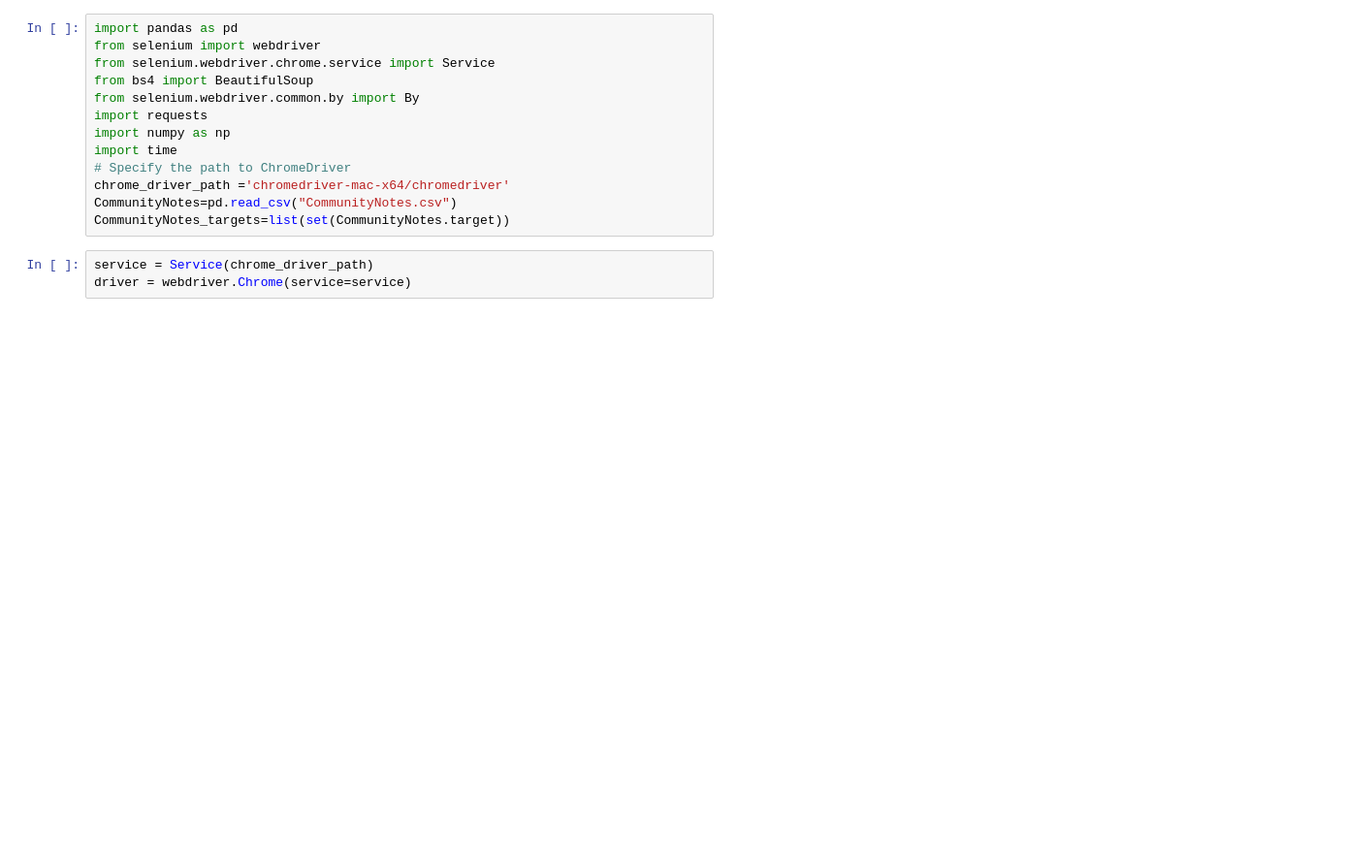
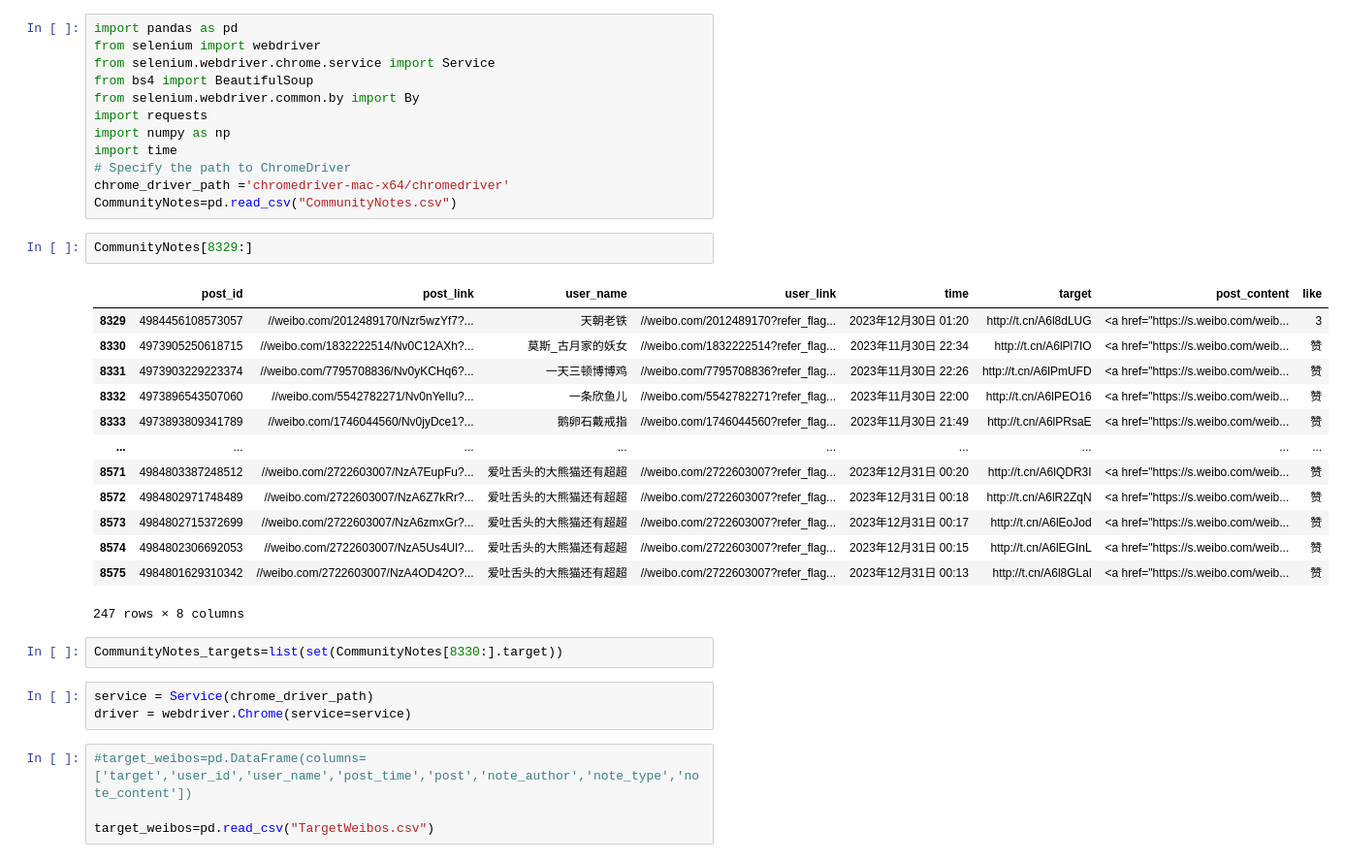
Before and after one commit to andyischaos/WeiboXCommunityNotes, a Jupyter notebook: WeiboPosts.ipynb, the cells around one changed output. Shown: that part at 97% size. Saved outputs shown, nothing was run; the diff lists cells and outputs as text; blank space fills up the shorter version.

```diff
--- a/WeiboPosts.ipynb
+++ b/WeiboPosts.ipynb
@@ -10,8 +10,29 @@ import time
 # Specify the path to ChromeDriver
 chrome_driver_path ='chromedriver-mac-x64/chromedriver'
 CommunityNotes=pd.read_csv("CommunityNotes.csv")
-CommunityNotes_targets=list(set(CommunityNotes.target))
+# %%
+CommunityNotes[8329:]
+# %% [output]
+|  | post_id | post_link | user_name | user_link | time | target | post_content | like |
+| 8329 | 4984456108573057 | //weibo.com/2012489170/Nzr5wzYf7?... | 天朝老铁 | //weibo.com/2012489170?refer_flag... | 2023年12月30日 01:20 | http://t.cn/A6l8dLUG | <a href="https://s.weibo.com/weib... | 3 |
+| 8330 | 4973905250618715 | //weibo.com/1832222514/Nv0C12AXh?... | 莫斯_古月家的妖女 | //weibo.com/1832222514?refer_flag... | 2023年11月30日 22:34 | http://t.cn/A6lPl7IO | <a href="https://s.weibo.com/weib... | 赞 |
+| 8331 | 4973903229223374 | //weibo.com/7795708836/Nv0yKCHq6?... | 一天三顿博博鸡 | //weibo.com/7795708836?refer_flag... | 2023年11月30日 22:26 | http://t.cn/A6lPmUFD | <a href="https://s.weibo.com/weib... | 赞 |
+| 8332 | 4973896543507060 | //weibo.com/5542782271/Nv0nYeIlu?... | 一条欣鱼儿 | //weibo.com/5542782271?refer_flag... | 2023年11月30日 22:00 | http://t.cn/A6lPEO16 | <a href="https://s.weibo.com/weib... | 赞 |
+| 8333 | 4973893809341789 | //weibo.com/1746044560/Nv0jyDce1?... | 鹅卵石戴戒指 | //weibo.com/1746044560?refer_flag... | 2023年11月30日 21:49 | http://t.cn/A6lPRsaE | <a href="https://s.weibo.com/weib... | 赞 |
+| ... | ... | ... | ... | ... | ... | ... | ... | ... |
+| 8571 | 4984803387248512 | //weibo.com/2722603007/NzA7EupFu?... | 爱吐舌头的大熊猫还有超超 | //weibo.com/2722603007?refer_flag... | 2023年12月31日 00:20 | http://t.cn/A6lQDR3I | <a href="https://s.weibo.com/weib... | 赞 |
+| 8572 | 4984802971748489 | //weibo.com/2722603007/NzA6Z7kRr?... | 爱吐舌头的大熊猫还有超超 | //weibo.com/2722603007?refer_flag... | 2023年12月31日 00:18 | http://t.cn/A6lR2ZqN | <a href="https://s.weibo.com/weib... | 赞 |
+| 8573 | 4984802715372699 | //weibo.com/2722603007/NzA6zmxGr?... | 爱吐舌头的大熊猫还有超超 | //weibo.com/2722603007?refer_flag... | 2023年12月31日 00:17 | http://t.cn/A6lEoJod | <a href="https://s.weibo.com/weib... | 赞 |
+| 8574 | 4984802306692053 | //weibo.com/2722603007/NzA5Us4Ul?... | 爱吐舌头的大熊猫还有超超 | //weibo.com/2722603007?refer_flag... | 2023年12月31日 00:15 | http://t.cn/A6lEGInL | <a href="https://s.weibo.com/weib... | 赞 |
+| 8575 | 4984801629310342 | //weibo.com/2722603007/NzA4OD42O?... | 爱吐舌头的大熊猫还有超超 | //weibo.com/2722603007?refer_flag... | 2023年12月31日 00:13 | http://t.cn/A6l8GLal | <a href="https://s.weibo.com/weib... | 赞 |
+247 rows × 8 columns
+# %%
+CommunityNotes_targets=list(set(CommunityNotes[8330:].target))
 # %%
 service = Service(chrome_driver_path)
 driver = webdriver.Chrome(service=service)
+# %%
+#target_weibos=pd.DataFrame(columns=['target','user_id','user_name','post_time','post','note_author','note_type','note_content'])
+
+target_weibos=pd.read_csv("TargetWeibos.csv")
 # %%
```
Also changed, not shown: parts of 1 cell of this notebook, 4 other files.
